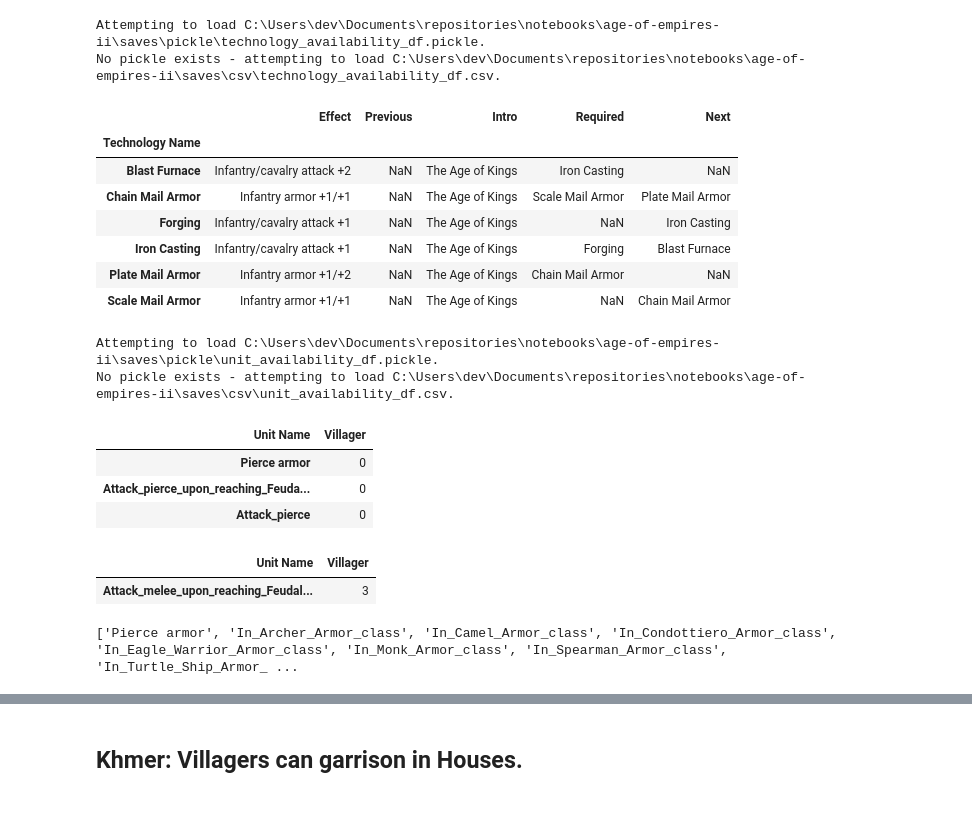
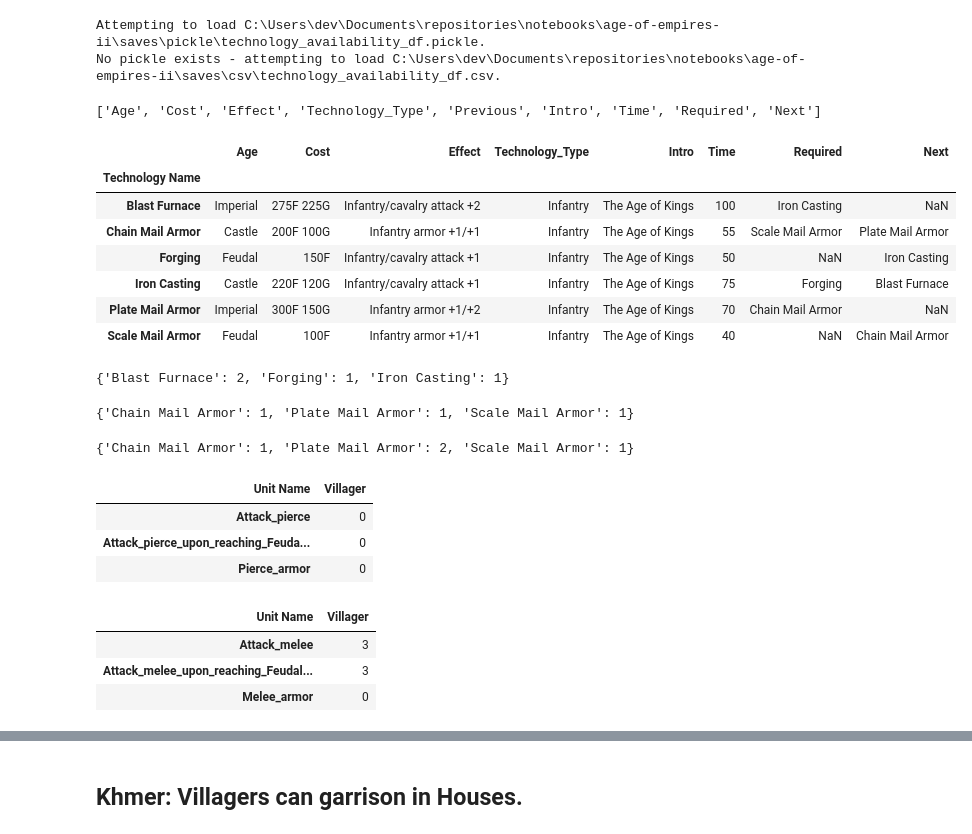
Before and after one commit to dbabbitt/notebooks, a Jupyter notebook: age-of-empires-ii/ipynb/Create AoE2 Civ Bonuses Dataset, Part 3.ipynb, the cells around one changed output, grey strips where cells are left out. Saved outputs shown, nothing was run; the diff lists cells and outputs as text; code cells hidden in the pictures; blank space fills up the shorter version.

```diff
--- a/age-of-empires-ii/ipynb/Create AoE2 Civ Bonuses Dataset, Part 3.ipynb
+++ b/age-of-empires-ii/ipynb/Create AoE2 Civ Bonuses Dataset, Part 3.ipynb
@@ -1168,33 +1139,29 @@ technology_availability_df.index.name = index_name
 # %% [output]
 Attempting to load C:\Users\dev\Documents\repositories\notebooks\age-of-empires-ii\saves\pickle\technology_availability_df.pickle.
 No pickle exists - attempting to load C:\Users\dev\Documents\repositories\notebooks\age-of-empires-ii\saves\csv\technology_availability_df.csv.
+# %%
+
+# Incas: Villagers benefit from Blacksmith infantry upgrades.
+column_descriptions_df = get_column_descriptions(technology_availability_df)
+match_series = (column_descriptions_df['dtype'] == 'object')
+object_columns_list = column_descriptions_df[match_series]['column_name'].tolist()
+object_columns_list
+# %% [output]
+['Age', 'Cost', 'Effect', 'Technology_Type', 'Previous', 'Intro', 'Time', 'Required', 'Next']
 # %%
 
 # Incas: Villagers benefit from Blacksmith infantry upgrades.
 match_series = (technology_availability_df['Incas'] == 1)
 match_series = match_series & (technology_availability_df['Researched_in_Blacksmith'] == 1)
 match_series = match_series & (technology_availability_df['Technology_Type'] == 'Infantry')
-columns_list = ['Effect', 'Previous', 'Intro', 'Required', 'Next']
+columns_list = ['Age', 'Cost', 'Effect', 'Technology_Type', 'Intro', 'Time', 'Required', 'Next']
 technology_availability_df[match_series][columns_list]
 # %% [output]
-|  | Effect | Previous | Intro | Required | Next |
-| Technology Name |  |  |  |  |  |
-| Blast Furnace | Infantry/cavalry attack +2 | NaN | The Age of Kings | Iron Casting | NaN |
-| Chain Mail Armor | Infantry armor +1/+1 | NaN | The Age of Kings | Scale Mail Armor | Plate Mail Armor |
-| Forging | Infantry/cavalry attack +1 | NaN | The Age of Kings | NaN | Iron Casting |
-| Iron Casting | Infantry/cavalry attack +1 | NaN | The Age of Kings | Forging | Blast Furnace |
-| Plate Mail Armor | Infantry armor +1/+2 | NaN | The Age of Kings | Chain Mail Armor | NaN |
-| Scale Mail Armor | Infantry armor +1/+1 | NaN | The Age of Kings | NaN | Chain Mail Armor |
+|  | Age | Cost | Effect | Technology_Type | Intro | Time | Required | Next |
+| Technology Name |  |  |  |  |  |  |  |  |
+| Blast Furnace | Imperial | 275F 225G | Infantry/cavalry attack +2 | Infantry | The Age of Kings | 100 | Iron Casting | NaN |
+| Chain Mail Armor | Castle | 200F 100G | Infantry armor +1/+1 | Infantry | The Age of Kings | 55 | Scale Mail Armor | Plate Mail Armor |
+| Forging | Feudal | 150F | Infantry/cavalry attack +1 | Infantry | The Age of Kings | 50 | NaN | Iron Casting |
+| Iron Casting | Castle | 220F 120G | Infantry/cavalry attack +1 | Infantry | The Age of Kings | 75 | Forging | Blast Furnace |
+| Plate Mail Armor | Imperial | 300F 150G | Infantry armor +1/+2 | Infantry | The Age of Kings | 70 | Chain Mail Armor | NaN |
+| Scale Mail Armor | Feudal | 100F | Infantry armor +1/+1 | Infantry | The Age of Kings | 40 | NaN | Chain Mail Armor |
-# %%
-
-index_name = 'Unit Name'
-dataframes_dict = load_dataframes(unit_availability_df='unit_availability_df')
-unit_availability_df = dataframes_dict['unit_availability_df']
-if 'Unnamed: 0' in unit_availability_df.columns:
-    unit_availability_df = unit_availability_df.set_index('Unnamed: 0')
-elif index_name in unit_availability_df.columns:
-    unit_availability_df = unit_availability_df.set_index(index_name)
-unit_availability_df.index.name = index_name
-# %% [output]
-Attempting to load C:\Users\dev\Documents\repositories\notebooks\age-of-empires-ii\saves\pickle\unit_availability_df.pickle.
-No pickle exists - attempting to load C:\Users\dev\Documents\repositories\notebooks\age-of-empires-ii\saves\csv\unit_availability_df.csv.
@@ -1200,0 +1187,18 @@ No pickle exists - attempting to load C:\Users\dev\Documents\repositories\notebo
+# %%
+
+# Incas: Villagers benefit from Blacksmith infantry upgrades.
+Attack_melee_dict
+# %% [output]
+{'Blast Furnace': 2, 'Forging': 1, 'Iron Casting': 1}
+# %%
+
+# Incas: Villagers benefit from Blacksmith infantry upgrades.
+Melee_armor_dict
+# %% [output]
+{'Chain Mail Armor': 1, 'Plate Mail Armor': 1, 'Scale Mail Armor': 1}
+# %%
+
+# Incas: Villagers benefit from Blacksmith infantry upgrades.
+Pierce_armor_dict
+# %% [output]
+{'Chain Mail Armor': 1, 'Plate Mail Armor': 2, 'Scale Mail Armor': 1}
@@ -1201,25 +1210,24 @@ No pickle exists - attempting to load C:\Users\dev\Documents\repositories\notebo
 # %%
 
-attack_list = [cn for cn in unit_availability_df.columns.tolist() if 'pierce' in cn.lower()]
+# Incas: Villagers benefit from Blacksmith infantry upgrades.
+pierce_list = [cn for cn in unit_availability_df.columns.tolist() if 'pierce' in cn.lower()]
 match_series = (unit_availability_df['Incas'] == 1)
 match_series = match_series & (unit_availability_df.index == 'Villager')
-unit_availability_df[match_series][attack_list].T
+unit_availability_df[match_series][pierce_list].T
 # %% [output]
 | Unit Name | Villager |
-| Pierce armor | 0 |
+| Attack_pierce | 0 |
 | Attack_pierce_upon_reaching_Feuda... | 0 |
-| Attack_pierce | 0 |
+| Pierce_armor | 0 |
 # %%
 
-attack_list = [cn for cn in unit_availability_df.columns.tolist() if 'melee' in cn.lower()]
+# Incas: Villagers benefit from Blacksmith infantry upgrades.
+melee_list = [cn for cn in unit_availability_df.columns.tolist() if 'melee' in cn.lower()]
 match_series = (unit_availability_df['Incas'] == 1)
 match_series = match_series & (unit_availability_df.index == 'Villager')
-unit_availability_df[match_series][attack_list].T
+unit_availability_df[match_series][melee_list].T
 # %% [output]
 | Unit Name | Villager |
+| Attack_melee | 3 |
 | Attack_melee_upon_reaching_Feudal... | 3 |
+| Melee_armor | 0 |
-# %%
-
-[cn for cn in unit_availability_df.columns.tolist() if 'armor' in cn.lower()]
-# %% [output]
-['Pierce armor', 'In_Archer_Armor_class', 'In_Camel_Armor_class', 'In_Condottiero_Armor_class', 'In_Eagle_Warrior_Armor_class', 'In_Monk_Armor_class', 'In_Spearman_Armor_class', 'In_Turtle_Ship_Armor_ ...
```
Also changed, not shown: parts of 18 cells of this notebook, 9 other files.
